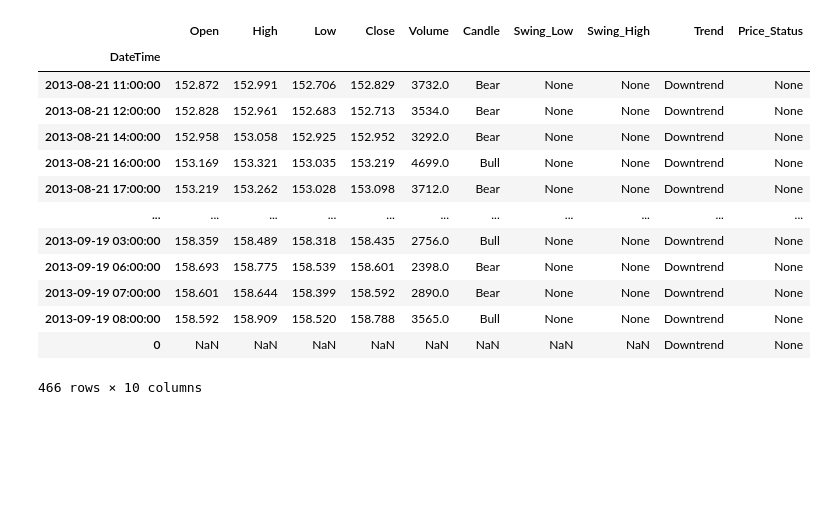
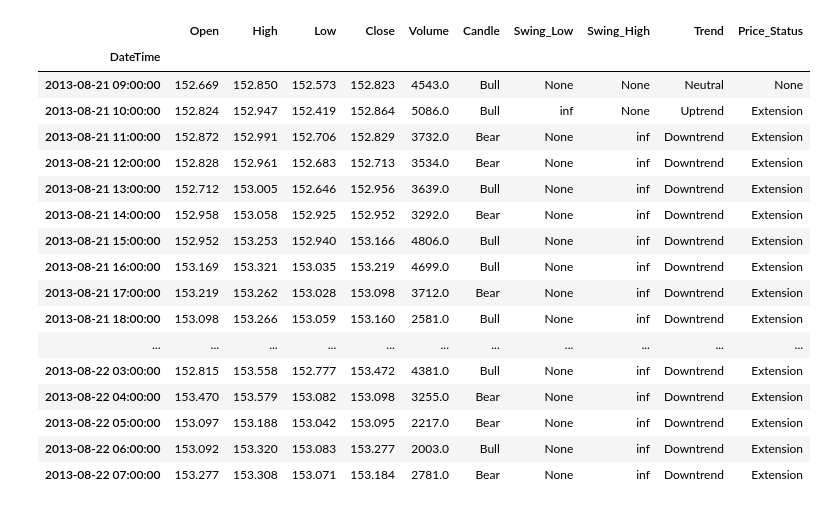
Before and after one commit to jsacap/trading_sandbox, a Jupyter notebook: trend_tracing.ipynb, the cells around one changed output. Saved outputs shown, nothing was run; the diff lists cells and outputs as text; code cells hidden in the pictures; blank space fills up the shorter version.

Commit message:
uptrend logic fixed

```diff
--- a/trend_tracing.ipynb
+++ b/trend_tracing.ipynb
@@ -49,7 +49,7 @@ df['DateTime'] = pd.to_datetime(df['Date'] + ' ' + df['Time'])
 df.set_index('DateTime', inplace=True)
 df.drop(columns=['Date', 'Time'], inplace=True)
 
-df = df.iloc[:500]
+df = df.iloc[:150]
 
 # Init
 conditions = [
@@ -89,6 +89,8 @@ df.at[0, 'Trend'] = current_trend
 df['Price_Status'] = None
 price_status = None
 # %%
+from IPython.display import clear_output
+previous_row = df.iloc[0]
 # Itterating logic starts
 for i, row in df.iloc[1:].iterrows():
     current_high = row['High']
@@ -96,10 +98,11 @@ for i, row in df.iloc[1:].iterrows():
     candle_type = row['Candle']
     current_close = row['Close']
 
+    # clear_output(wait=True)
+
     if current_close > swing_high:
         current_trend = 'Uptrend'
-        swing_low = uptrend_lowest_pullback
-        df.at[i, 'Swing_Low'] = swing_low
+
     elif current_close < swing_low:
         current_trend = 'Downtrend'
 
@@ -110,34 +113,53 @@ for i, row in df.iloc[1:].iterrows():
     else:
         price_status = 'Extension'
 
+    df.at[i, 'Price_Status'] = price_status
+    # ================================================================================================== #
+
+
     if current_trend == 'Uptrend':
-        if current_high > previous_high:
-            swing_high = current_high
-        if current_close < swing_high and candle_type == 'Bear':
+        if current_high > previous_high and not bullish_pullback:
+            higher_high = current_high
+        elif current_close < higher_high and candle_type == 'Bear':
             bullish_pullback_count += 1
+
         if bullish_pullback_count >= 2:
             bullish_pullback = True
-        if bullish_pullback:
-            if current_low < previous_low and current_close > swing_low:
-                uptrend_lowest_pullback = current_low
-            if current_close > swing_high:
-                bullish_pullback = False
-                bullish_pullback_count = 0
+        else:
+            bullish_pullback = False
+
+        if bullish_pullback and current_close > swing_low:
+             swing_high = higher_high
+             df.at[i, 'Swing_High'] = swing_high
+             if current_low < previous_low:
+                  uptrend_lowest_pullback = current_low
+        else:
+             if current_close > swing_high:
+                  swing_low = uptrend_lowest_pullback
+                  df.at[i, 'Swing_Low'] = swing_low
+
+    if current_trend == 'Uptrend':
+        if current_high > previous_high and not bullish_pullback:
+            higher_high = current_high
-# %%
-df[df['Trend'] == 'Downtrend']
-# %% [output]
-|  | Open | High | Low | Close | Volume | Candle | Swing_Low | Swing_High | Trend | Price_Status |
-| DateTime |  |  |  |  |  |  |  |  |  |  |
-| 2013-08-21 11:00:00 | 152.872 | 152.991 | 152.706 | 152.829 | 3732.0 | Bear | None | None | Downtrend | None |
-| 2013-08-21 12:00:00 | 152.828 | 152.961 | 152.683 | 152.713 | 3534.0 | Bear | None | None | Downtrend | None |
-| 2013-08-21 14:00:00 | 152.958 | 153.058 | 152.925 | 152.952 | 3292.0 | Bear | None | None | Downtrend | None |
-| 2013-08-21 16:00:00 | 153.169 | 153.321 | 153.035 | 153.219 | 4699.0 | Bull | None | None | Downtrend | None |
-| 2013-08-21 17:00:00 | 153.219 | 153.262 | 153.028 | 153.098 | 3712.0 | Bear | None | None | Downtrend | None |
-| ... | ... | ... | ... | ... | ... | ... | ... | ... | ... | ... |
-| 2013-09-19 03:00:00 | 158.359 | 158.489 | 158.318 | 158.435 | 2756.0 | Bull | None | None | Downtrend | None |
-| 2013-09-19 06:00:00 | 158.693 | 158.775 | 158.539 | 158.601 | 2398.0 | Bear | None | None | Downtrend | None |
-| 2013-09-19 07:00:00 | 158.601 | 158.644 | 158.399 | 158.592 | 2890.0 | Bear | None | None | Downtrend | None |
-| 2013-09-19 08:00:00 | 158.592 | 158.909 | 158.520 | 158.788 | 3565.0 | Bull | None | None | Downtrend | None |
-| 0 | NaN | NaN | NaN | NaN | NaN | NaN | NaN | NaN | Downtrend | None |
-466 rows × 10 columns
+# %%
+df.head(23)
+# %% [output]
+|  | Open | High | Low | Close | Volume | Candle | Swing_Low | Swing_High | Trend | Price_Status |
+| DateTime |  |  |  |  |  |  |  |  |  |  |
+| 2013-08-21 09:00:00 | 152.669 | 152.850 | 152.573 | 152.823 | 4543.0 | Bull | None | None | Neutral | None |
+| 2013-08-21 10:00:00 | 152.824 | 152.947 | 152.419 | 152.864 | 5086.0 | Bull | inf | None | Uptrend | Extension |
+| 2013-08-21 11:00:00 | 152.872 | 152.991 | 152.706 | 152.829 | 3732.0 | Bear | None | inf | Downtrend | Extension |
+| 2013-08-21 12:00:00 | 152.828 | 152.961 | 152.683 | 152.713 | 3534.0 | Bear | None | inf | Downtrend | Extension |
+| 2013-08-21 13:00:00 | 152.712 | 153.005 | 152.646 | 152.956 | 3639.0 | Bull | None | inf | Downtrend | Extension |
+| 2013-08-21 14:00:00 | 152.958 | 153.058 | 152.925 | 152.952 | 3292.0 | Bear | None | inf | Downtrend | Extension |
+| 2013-08-21 15:00:00 | 152.952 | 153.253 | 152.940 | 153.166 | 4806.0 | Bull | None | inf | Downtrend | Extension |
+| 2013-08-21 16:00:00 | 153.169 | 153.321 | 153.035 | 153.219 | 4699.0 | Bull | None | inf | Downtrend | Extension |
+| 2013-08-21 17:00:00 | 153.219 | 153.262 | 153.028 | 153.098 | 3712.0 | Bear | None | inf | Downtrend | Extension |
+| 2013-08-21 18:00:00 | 153.098 | 153.266 | 153.059 | 153.160 | 2581.0 | Bull | None | inf | Downtrend | Extension |
+| ... | ... | ... | ... | ... | ... | ... | ... | ... | ... | ... |
+| 2013-08-22 03:00:00 | 152.815 | 153.558 | 152.777 | 153.472 | 4381.0 | Bull | None | inf | Downtrend | Extension |
+| 2013-08-22 04:00:00 | 153.470 | 153.579 | 153.082 | 153.098 | 3255.0 | Bear | None | inf | Downtrend | Extension |
+| 2013-08-22 05:00:00 | 153.097 | 153.188 | 153.042 | 153.095 | 2217.0 | Bear | None | inf | Downtrend | Extension |
+| 2013-08-22 06:00:00 | 153.092 | 153.320 | 153.083 | 153.277 | 2003.0 | Bull | None | inf | Downtrend | Extension |
+| 2013-08-22 07:00:00 | 153.277 | 153.308 | 153.071 | 153.184 | 2781.0 | Bear | None | inf | Downtrend | Extension |
 # %%
```
Also changed, not shown: parts of 4 cells of this notebook.
